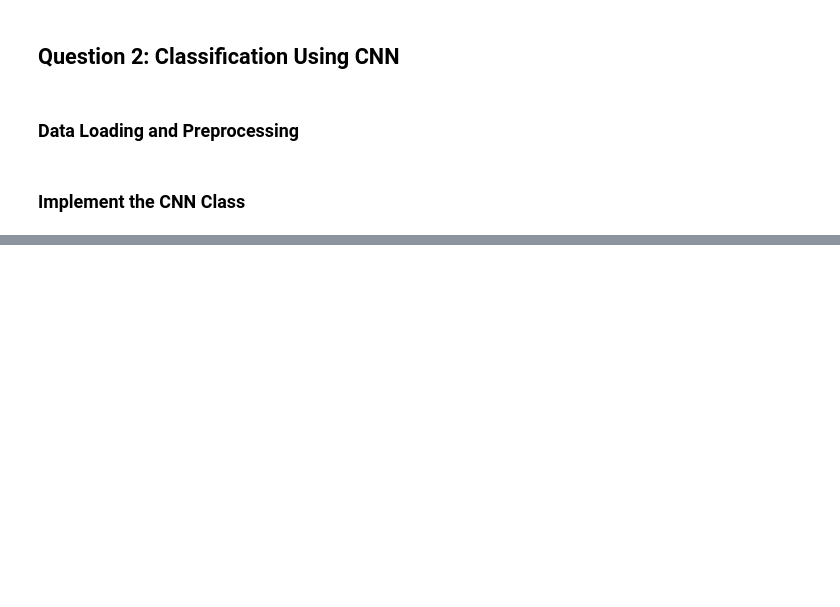
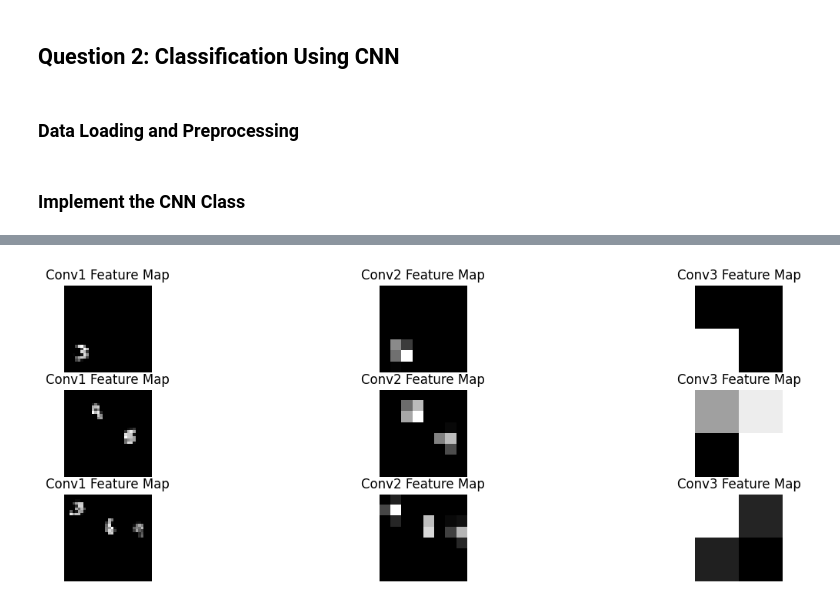
Before and after one commit to himanshuyv/SMAI, a Jupyter notebook: assignments/4/CNN.ipynb, the cells around one changed output, grey strips where cells are left out. Saved outputs shown, nothing was run; the diff lists cells and outputs as text; code cells hidden in the pictures; blank space fills up the shorter version.

```diff
--- a/assignments/4/CNN.ipynb
+++ b/assignments/4/CNN.ipynb
@@ -72,11 +72,6 @@ class MultiMNISTDataset(Dataset):
 # %% [markdown]
 ### Implement the CNN Class
 # %%
-import torch
-import torch.nn as nn
-import torch.nn.functional as F
-from tqdm import tqdm
-
 class CNN(nn.Module):
     def __init__(self, task='classification', num_classes=10):
         super(CNN, self).__init__()
@@ -100,32 +95,36 @@ class CNN(nn.Module):
     def _initialize_fc(self, input_shape, device):
         dummy_input = torch.zeros(1, *input_shape).to(device)
         with torch.no_grad():
-            output = self._forward_conv(dummy_input)
+            output, _ = self._forward_conv(dummy_input)
         flattened_size = output.view(-1).shape[0]
         self.fc1 = nn.Linear(flattened_size, 128).to(device)
 
     def _forward_conv(self, x):
+        feature_maps = {}
         x = self.pool(self.relu(self.conv1(x)))
+        feature_maps['conv1'] = x
         x = self.pool(self.relu(self.conv2(x)))
+        feature_maps['conv2'] = x
         x = self.pool(self.relu(self.conv3(x)))
-        return x
+        feature_maps['conv3'] = x
+        return x, feature_maps
 
     def forward(self, x):
         if self.fc1 is None:
             self._initialize_fc(x.shape[1:], x.device)
 
-        x = self._forward_conv(x)
+        x, feature_maps = self._forward_conv(x)
         x = x.view(x.size(0), -1)
         x = self.relu(self.fc1(x))
         x = self.relu(self.fc2(x))
         x = self.fc3(x)
-        return x
+        return x, feature_maps
 
     def predict(self, x):
         self.eval()
         with torch.no_grad():
-            y_pred = self.forward(x)
-        return y_pred
+            y_pred, feature_maps = self.forward(x)
+        return y_pred, feature_maps
 
     def get_accuracy(self, y_pred, y_true):
         if self.task == 'classification':
@@ -150,7 +149,7 @@ class CNN(nn.Module):
             for i, (x, y) in train_progress:
                 x, y = x.to(device), y.to(device)
                 optimizer.zero_grad()
-                y_pred = self(x)
+                y_pred, _ = self.forward(x)
                 loss = self.loss(y_pred, y)
                 loss.backward()
                 optimizer.step()
@@ -162,13 +161,31 @@ class CNN(nn.Module):
             with torch.no_grad():
                 for x, y in val_loader:
                     x, y = x.to(device), y.to(device)
-                    y_pred = self(x)
+                    y_pred, _ = self.forward(x)
                     total_loss += self.loss(y_pred, y).item()
                     total_accuracy += self.get_accuracy(y_pred, y).item()
 
                 avg_loss = total_loss / len(val_loader)
                 accuracy = total_accuracy / len(val_loader)
                 print(f"Epoch {epoch + 1}, Validation Accuracy: {accuracy*100:.2f}%, Validation Loss: {avg_loss:.6f}")
+
+    def visulize_feature_maps(self, train_loader, device='cpu'):
+        self.eval()
+        with torch.no_grad():
+            fig, ax = plt.subplots(3, 3, figsize=(15, 5))
+            cnt = 0
+            for x, y in train_loader:
+                x = x.to(device)
+                if cnt == 3:
+                    break
+                _, feature_maps = self.forward(x)
+                for i in range(3):
+                    ax[cnt, i].imshow(feature_maps[f'conv{i+1}'][0, 0].cpu().numpy(), cmap='gray')
+                    ax[cnt, i].set_title(f'Conv{i+1} Feature Map')
+                    ax[cnt, i].axis('off')
+                cnt += 1
+
+            plt.show()
 # %%
 train_data_classification = MultiMNISTDataset(train_data, train_labels)
 val_data_classification = MultiMNISTDataset(val_data, val_labels)
@@ -197,4 +214,8 @@ Epoch 12, Validation Accuracy: 99.83%, Validation Loss: 0.005786
 ... (8 outputs left out)
+# %%
+model_single_classification.visulize_feature_maps(train_loader_classification, device=device)
+# %% [output]
+[figure, added]
 # %%
 train_data_regression = MultiMNISTDataset(train_data, train_labels, task='regression')
 val_data_regression = MultiMNISTDataset(val_data, val_labels, task='regression')
```
Also changed, not shown: parts of 5 cells of this notebook.
